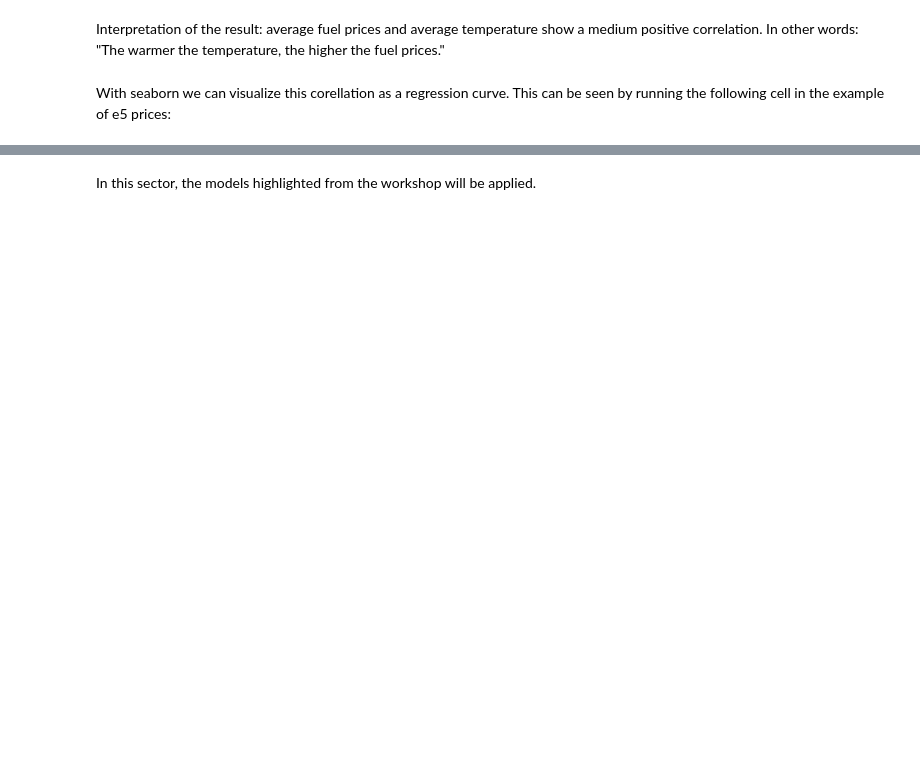
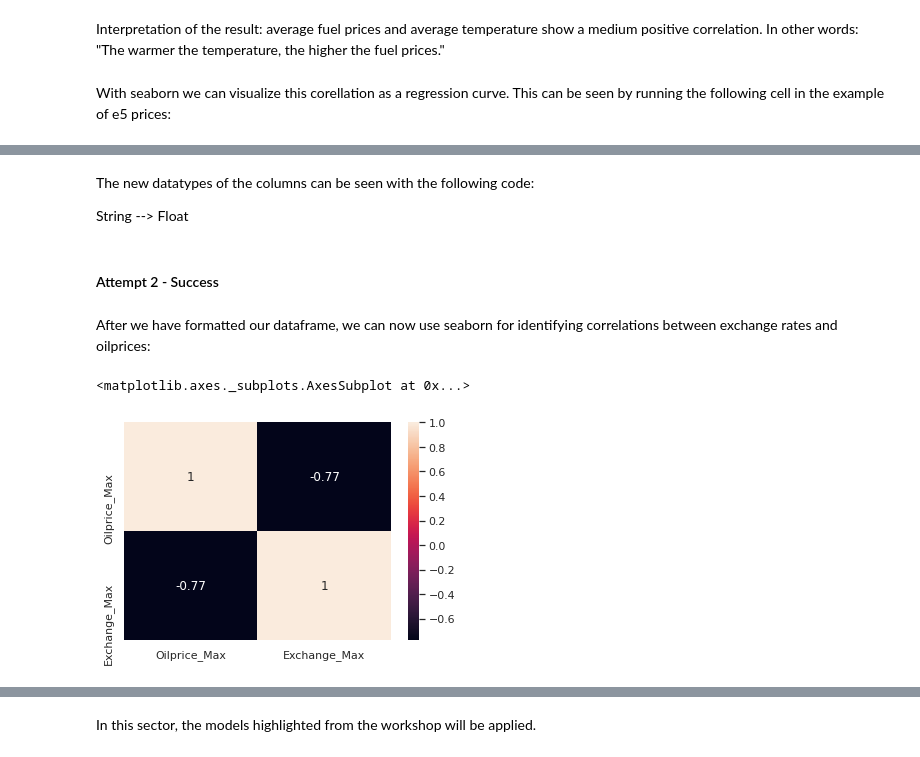
Before and after one commit to imiolczy/BigDataAnalytics_DataDepot, a Jupyter notebook: LoadAndExploreData.ipynb, the cells around one changed output, grey strips where cells are left out. Drawn from its saved outputs; the diff is of its cells as text; code cells hidden in the pictures; blank space fills up the shorter version.

```diff
--- a/LoadAndExploreData.ipynb
+++ b/LoadAndExploreData.ipynb
@@ -633,0 +649,6 @@ merged_oilPrice_echangeRate_DataFrame  # 6 years of data about exchangeRates and
+# %%
+# Renamed columns for exchange rates
+merged_oilPrice_echangeRate_DataFrame = merged_oilPrice_echangeRate_DataFrame.rename(columns={'Hoch_x':'Exchange_Max', 'Tief_x':'Exchange_Min','Tief_x':'Exchange_Min','Schlusskurs_x':'Exchange_ClosingPrice', 'Erster_x':'Exchange_OpeningPrice'})
+
+# Renamed columns for oilprice
+merged_oilPrice_echangeRate_DataFrame = merged_oilPrice_echangeRate_DataFrame.rename(columns={'Hoch_y':'Oilprice_Max', 'Tief_y':'Oilprice_Min','Tief_y':'Oilprice_Min','Schlusskurs_y':'Oilprice_ClosingPrice', 'Erster_y':'Oilprice_OpeningPrice'})
@@ -633,0 +657,3 @@ merged_oilPrice_echangeRate_DataFrame  # 6 years of data about exchangeRates and
+# %%
+merged_oilPrice_echangeRate_DataFrame.pop('Stuecke')
+merged_oilPrice_echangeRate_DataFrame.pop('Volumen')
@@ -660,0 +718,28 @@ merged_DataFrame.Conditions = merged_DataFrame.Conditions.apply(lambda x: mappin
+# %%
+# Replace commas with dots for exchange rates values
+merged_oilPrice_echangeRate_DataFrame['Exchange_OpeningPrice'] = merged_oilPrice_echangeRate_DataFrame['Exchange_OpeningPrice'].str.replace(',', '.')
+merged_oilPrice_echangeRate_DataFrame['Exchange_Max'] = merged_oilPrice_echangeRate_DataFrame['Exchange_Max'].str.replace(',', '.')
+merged_oilPrice_echangeRate_DataFrame['Exchange_Min'] = merged_oilPrice_echangeRate_DataFrame['Exchange_Min'].str.replace(',', '.')
+merged_oilPrice_echangeRate_DataFrame['Exchange_ClosingPrice'] = merged_oilPrice_echangeRate_DataFrame['Exchange_ClosingPrice'].str.replace(',', '.')
+
+# Replace commas with dots for oilprice values
+merged_oilPrice_echangeRate_DataFrame['Oilprice_OpeningPrice'] = merged_oilPrice_echangeRate_DataFrame['Oilprice_OpeningPrice'].str.replace(',', '.')
+merged_oilPrice_echangeRate_DataFrame['Oilprice_Max'] = merged_oilPrice_echangeRate_DataFrame['Oilprice_Max'].str.replace(',', '.')
+merged_oilPrice_echangeRate_DataFrame['Oilprice_Min'] = merged_oilPrice_echangeRate_DataFrame['Oilprice_Min'].str.replace(',', '.')
+merged_oilPrice_echangeRate_DataFrame['Oilprice_ClosingPrice'] = merged_oilPrice_echangeRate_DataFrame['Oilprice_ClosingPrice'].str.replace(',', '.')
+# %%
+# Convert datatypes from string to float for exchange rates
+merged_oilPrice_echangeRate_DataFrame['Exchange_OpeningPrice'] = merged_oilPrice_echangeRate_DataFrame['Exchange_OpeningPrice'].astype(float)
+merged_oilPrice_echangeRate_DataFrame['Exchange_Max'] = merged_oilPrice_echangeRate_DataFrame['Exchange_Max'].astype(float)
+merged_oilPrice_echangeRate_DataFrame['Exchange_Min'] = merged_oilPrice_echangeRate_DataFrame['Exchange_Min'].astype(float)
+merged_oilPrice_echangeRate_DataFrame['Exchange_ClosingPrice'] = merged_oilPrice_echangeRate_DataFrame['Exchange_ClosingPrice'].astype(float)
+
+# Convert datatypes from string to float for oilprices
+merged_oilPrice_echangeRate_DataFrame['Oilprice_OpeningPrice'] = merged_oilPrice_echangeRate_DataFrame['Oilprice_OpeningPrice'].astype(float)
+merged_oilPrice_echangeRate_DataFrame['Oilprice_Max'] = merged_oilPrice_echangeRate_DataFrame['Oilprice_Max'].astype(float)
+merged_oilPrice_echangeRate_DataFrame['Oilprice_Min'] = merged_oilPrice_echangeRate_DataFrame['Oilprice_Min'].astype(float)
+merged_oilPrice_echangeRate_DataFrame['Oilprice_ClosingPrice'] = merged_oilPrice_echangeRate_DataFrame['Oilprice_ClosingPrice'].astype(float)
+# %% [markdown]
+The new datatypes of the columns can be seen with the following code:
+
+String --> Float
@@ -660,0 +748,12 @@ merged_DataFrame.Conditions = merged_DataFrame.Conditions.apply(lambda x: mappin
+# %% [markdown]
+#### Attempt 2 - Success
+# %% [markdown]
+After we have formatted our dataframe, we can now use seaborn for identifying correlations between exchange rates and oilprices:
+# %%
+import seaborn as sns
+import pandas as pd
+merged_oilPrice_echangeRate_DataFrame_correlation = merged_oilPrice_echangeRate_DataFrame[['Oilprice_Max', 'Exchange_Max']].corr()
+sns.heatmap(merged_oilPrice_echangeRate_DataFrame_correlation, annot=True)
+# %% [output]
+<matplotlib.axes._subplots.AxesSubplot at 0x...>
+[figure, added]
```
Also changed, not shown: parts of 40 cells of this notebook.
